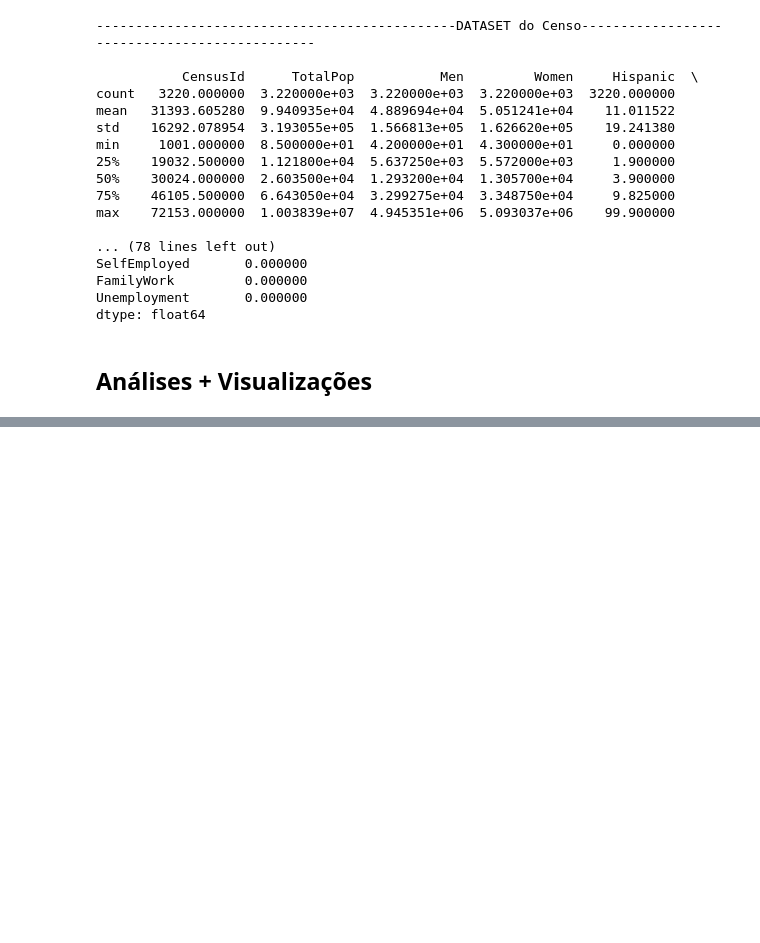
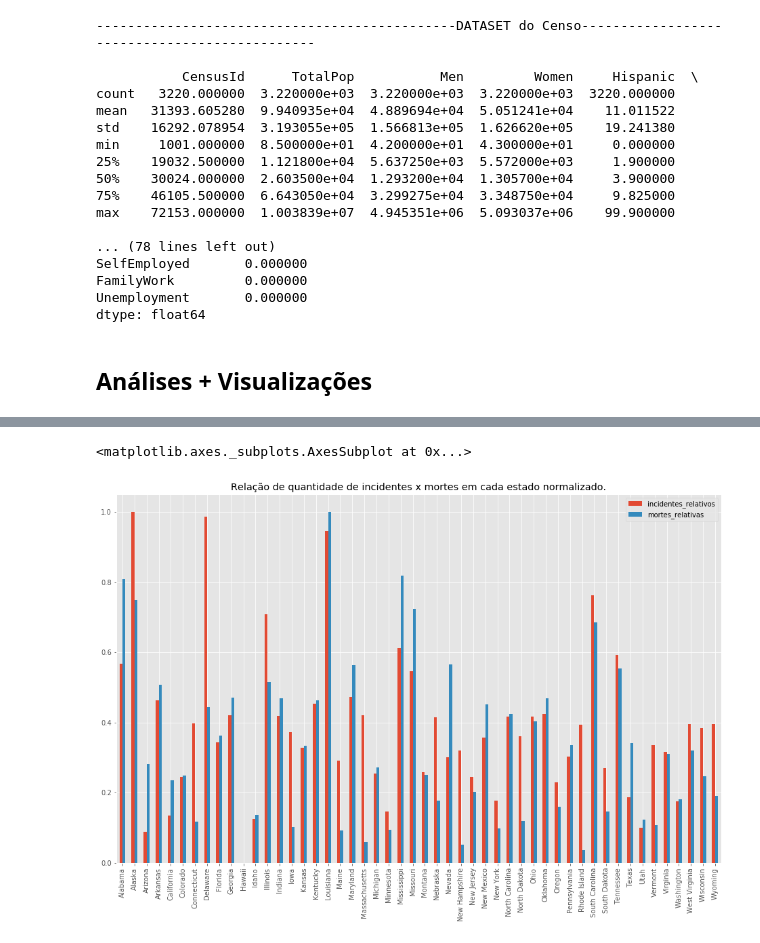
Before and after one commit to if1015-datascience-ufpe/2018-2-projeto-hadoop, a Jupyter notebook: proj.ipynb, the cells around one changed output, grey strips where cells are left out. Saved outputs shown, nothing was run; the diff lists cells and outputs as text; code cells hidden in the pictures; blank space fills up the shorter version.

```diff
--- a/proj.ipynb
+++ b/proj.ipynb
@@ -340,0 +393,21 @@ dtype: float64
+# %%
+populacao_df = pobreza_estado_df.loc[:, 'TotalPop'].copy()
+populacao_df
+violencia_status_df
+violencia_pobreza_df = pd.concat([violencia_status_df, pobreza_estado_df.loc[:,'Pobreza'], populacao_df], axis=1)
+violencia_pobreza_df.drop('District of Columbia', axis=0, inplace=True)
+
+violencia_pobreza_df['incidentes_relativos'] = violencia_pobreza_df.QTD_incidentes / violencia_pobreza_df.TotalPop
+violencia_pobreza_df['mortes_relativas'] = violencia_pobreza_df.n_mortos / violencia_pobreza_df.TotalPop
+
+scaler = MinMaxScaler()
+columns = violencia_pobreza_df.columns
+index = violencia_pobreza_df.index
+violencia_pobreza_df = pd.DataFrame(scaler.fit_transform(violencia_pobreza_df), columns=columns, index=index)
+# %%
+grafico = violencia_pobreza_df.loc[:,['incidentes_relativos', 'mortes_relativas']].plot.bar(figsize=(16,10))
+grafico.set_title('Relação de quantidade de incidentes x mortes em cada estado normalizado.')
+grafico
+# %% [output]
+<matplotlib.axes._subplots.AxesSubplot at 0x...>
+[figure, added]
```
Also changed, not shown: parts of 11 cells of this notebook.
